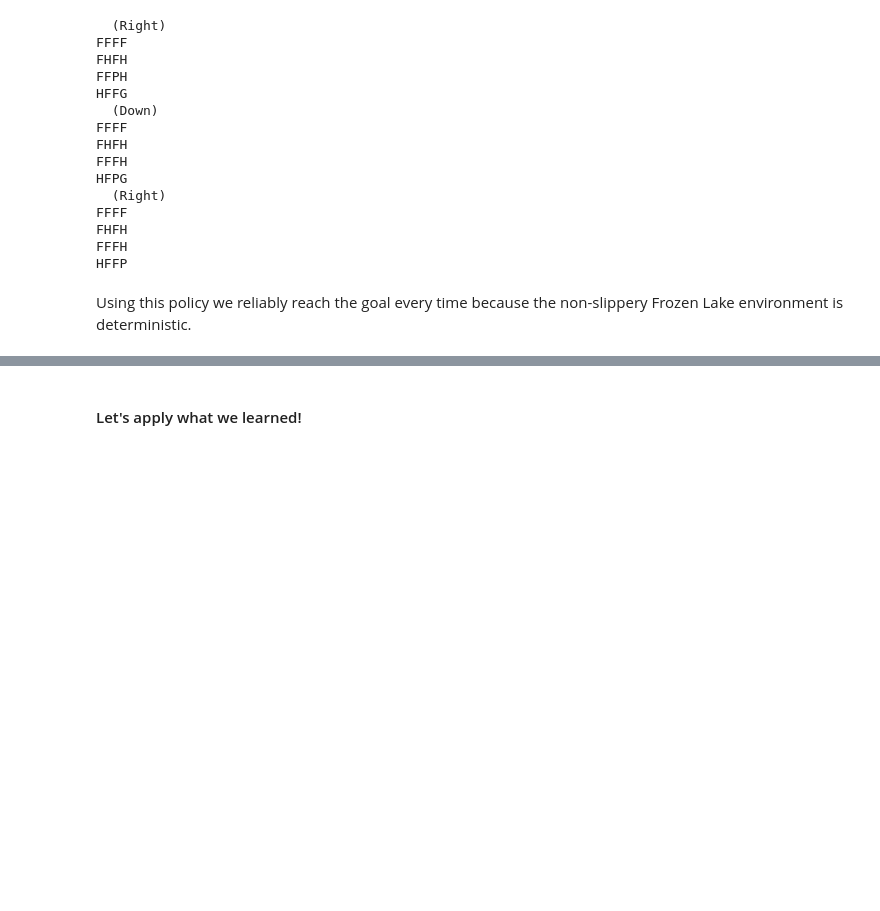
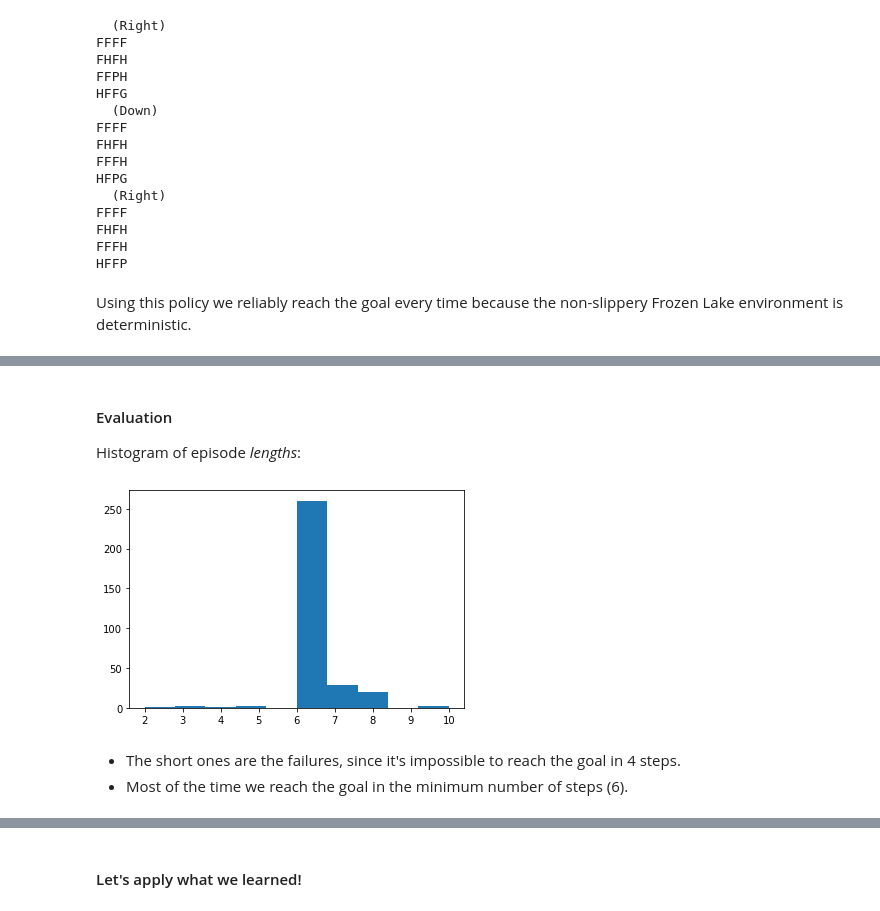
Before and after one commit to anyscale/rl-course, a Jupyter notebook: notebooks/02-rllib/02_01_rllib-intro.ipynb, the cells around one changed output, grey strips where cells are left out. Cells and saved outputs as stored; diff of their text form; code cells hidden in the pictures; blank space fills up the shorter version.

```diff
--- a/notebooks/02-rllib/02_01_rllib-intro.ipynb
+++ b/notebooks/02-rllib/02_01_rllib-intro.ipynb
@@ -249,0 +282,11 @@ Using this policy we reliably reach the goal every time because the non-slippery
+# %% [markdown]
+#### Evaluation
+
+Histogram of episode _lengths_:
+# %%
+plt.hist(eval_results["evaluation"]["hist_stats"]["episode_lengths"]);
+# %% [output]
+[figure, added]
+# %% [markdown]
+- The short ones are the failures, since it's impossible to reach the goal in 4 steps.
+- Most of the time we reach the goal in the minimum number of steps (6).
```
Also changed, not shown: parts of 26 cells of this notebook, 5 other files.
